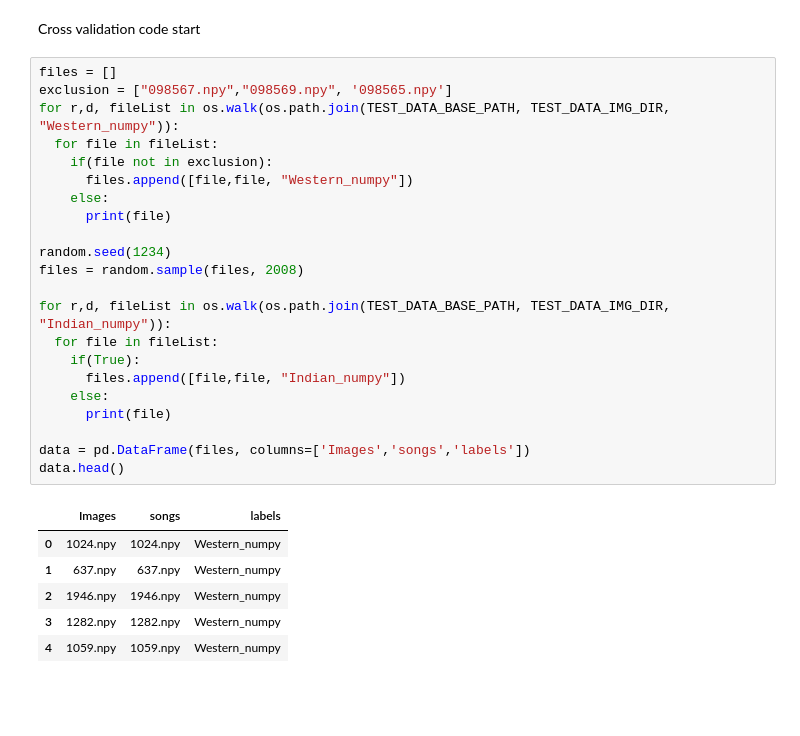
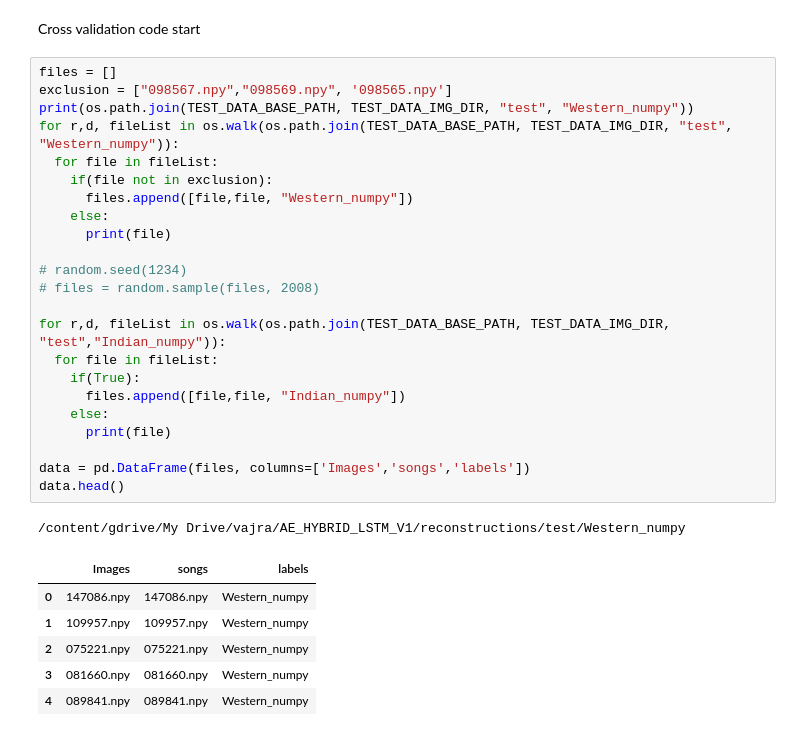
Before and after one commit to agarr3/vajra-new, a Jupyter notebook: WI_SIMPLE_CNN_CLASSIFIER_MEL.ipynb, the cells around one changed output. Saved outputs shown, nothing was run; the diff lists cells and outputs as text; blank space fills up the shorter version.

```diff
--- a/WI_SIMPLE_CNN_CLASSIFIER_MEL.ipynb
+++ b/WI_SIMPLE_CNN_CLASSIFIER_MEL.ipynb
@@ -573,32 +573,34 @@ Cross validation code start
 # %%
 files = []
 exclusion = ["098567.npy","098569.npy", '098565.npy']
-for r,d, fileList in os.walk(os.path.join(TEST_DATA_BASE_PATH, TEST_DATA_IMG_DIR, "Western_numpy")):
+print(os.path.join(TEST_DATA_BASE_PATH, TEST_DATA_IMG_DIR, "test", "Western_numpy"))
+for r,d, fileList in os.walk(os.path.join(TEST_DATA_BASE_PATH, TEST_DATA_IMG_DIR, "test", "Western_numpy")):
   for file in fileList:
     if(file not in exclusion):
       files.append([file,file, "Western_numpy"])
     else:
       print(file)
 
-random.seed(1234)
-files = random.sample(files, 2008)
+# random.seed(1234)
+# files = random.sample(files, 2008)
 
-for r,d, fileList in os.walk(os.path.join(TEST_DATA_BASE_PATH, TEST_DATA_IMG_DIR, "Indian_numpy")):
+for r,d, fileList in os.walk(os.path.join(TEST_DATA_BASE_PATH, TEST_DATA_IMG_DIR, "test","Indian_numpy")):
   for file in fileList:
     if(True):
       files.append([file,file, "Indian_numpy"])
     else:
       print(file)
 
 data = pd.DataFrame(files, columns=['Images','songs','labels'])
 data.head()
 # %% [output]
+/content/gdrive/My Drive/vajra/AE_HYBRID_LSTM_V1/reconstructions/test/Western_numpy
 |  | Images | songs | labels |
-| 0 | 1024.npy | 1024.npy | Western_numpy |
-| 1 | 637.npy | 637.npy | Western_numpy |
-| 2 | 1946.npy | 1946.npy | Western_numpy |
-| 3 | 1282.npy | 1282.npy | Western_numpy |
-| 4 | 1059.npy | 1059.npy | Western_numpy |
+| 0 | 147086.npy | 147086.npy | Western_numpy |
+| 1 | 109957.npy | 109957.npy | Western_numpy |
+| 2 | 075221.npy | 075221.npy | Western_numpy |
+| 3 | 081660.npy | 081660.npy | Western_numpy |
+| 4 | 089841.npy | 089841.npy | Western_numpy |
 # %%
 data['encoded_labels'] = lb.transform(data['labels'])
 data.head()
```
Also changed, not shown: parts of 16 cells of this notebook.
